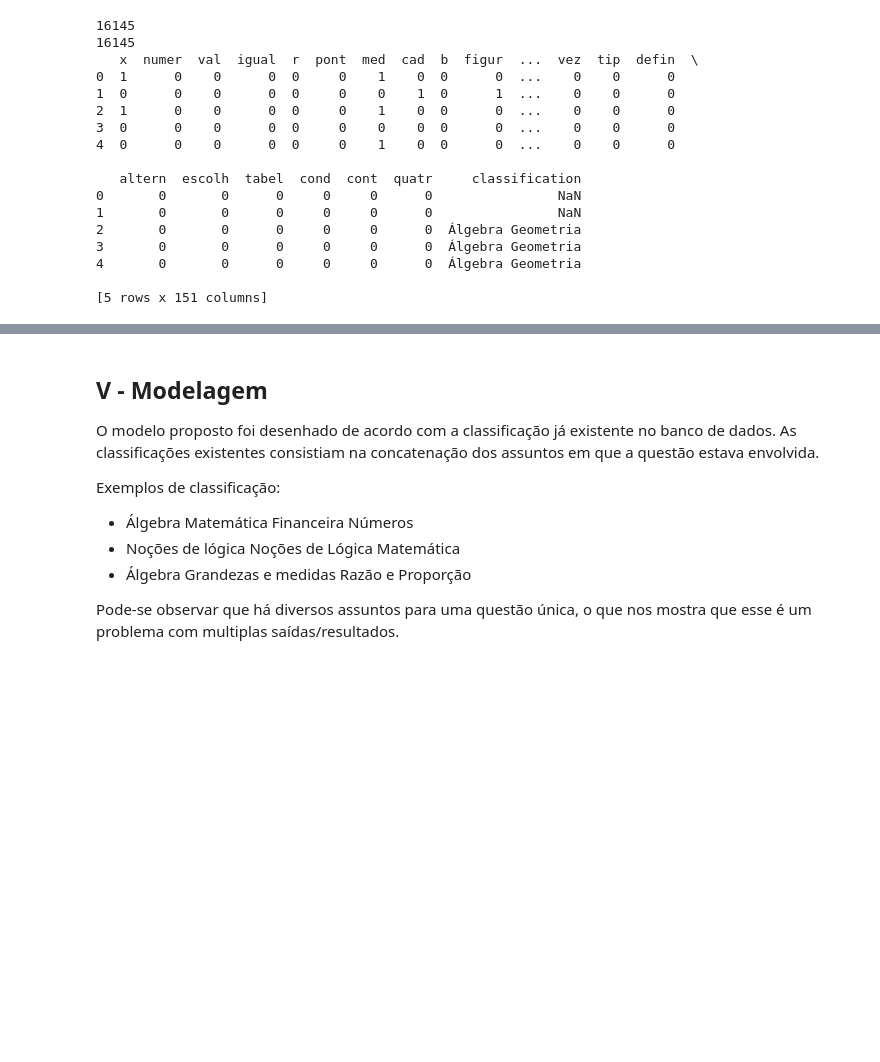
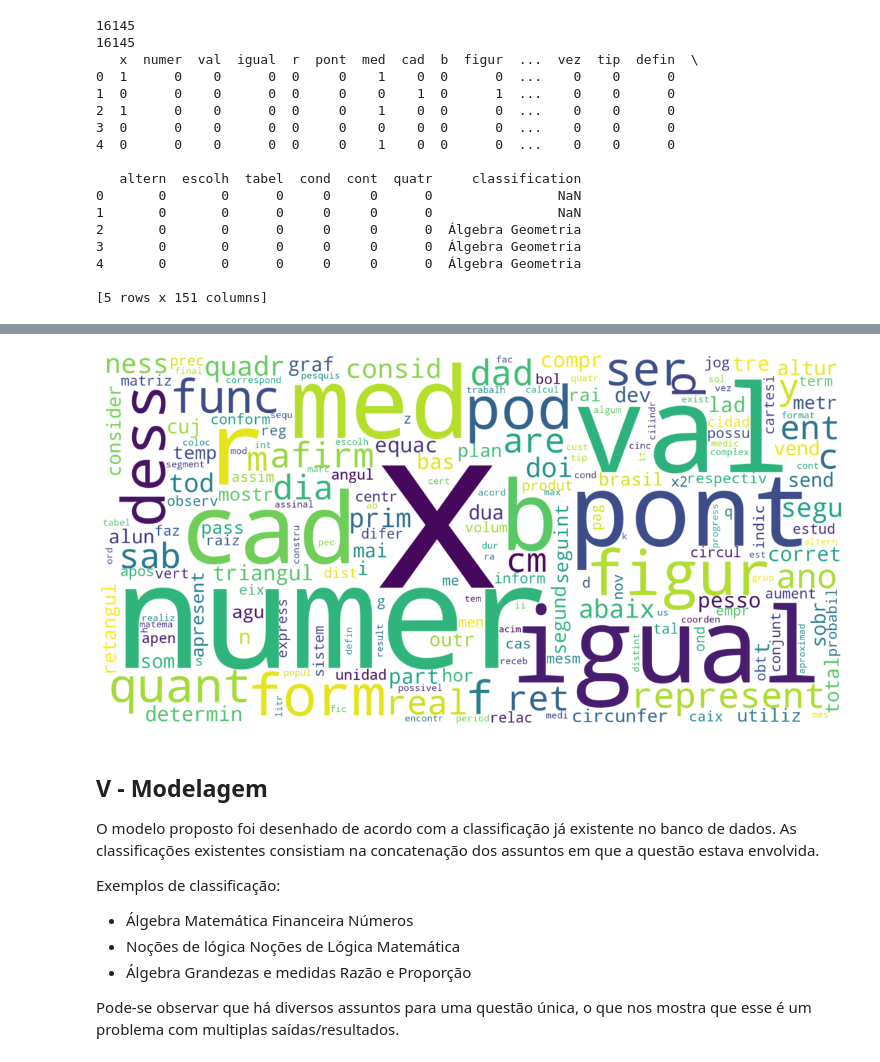
Before and after one commit to msfreit/exam_question_classification, a Jupyter notebook: exam_question_classification.ipynb, the cells around one changed output, grey strips where cells are left out. Cells and saved outputs as stored; diff of their text form; code cells hidden in the pictures; blank space fills up the shorter version.

```diff
--- a/exam_question_classification.ipynb
+++ b/exam_question_classification.ipynb
@@ -277,3 +304,19 @@ dataset.sample(5)
+# %%
+#wordcloud
+#!pip install wordcloud
+from wordcloud import WordCloud
+
+wc = WordCloud(background_color='white', width = 2000, height=1000)
+wc.fit_words(wordfreq)
+
+# Display the generated image:
+plt.figure(figsize=(20, 10))
+plt.imshow(wc, interpolation='bilinear')
+plt.axis("off")
+#plt.show()
+plt.savefig('wordcloud.png')
+# %% [output]
+[figure, added]
 # %% [markdown]
 ## V - Modelagem
 
```
Also changed, not shown: parts of 7 cells of this notebook, 2 other files.
